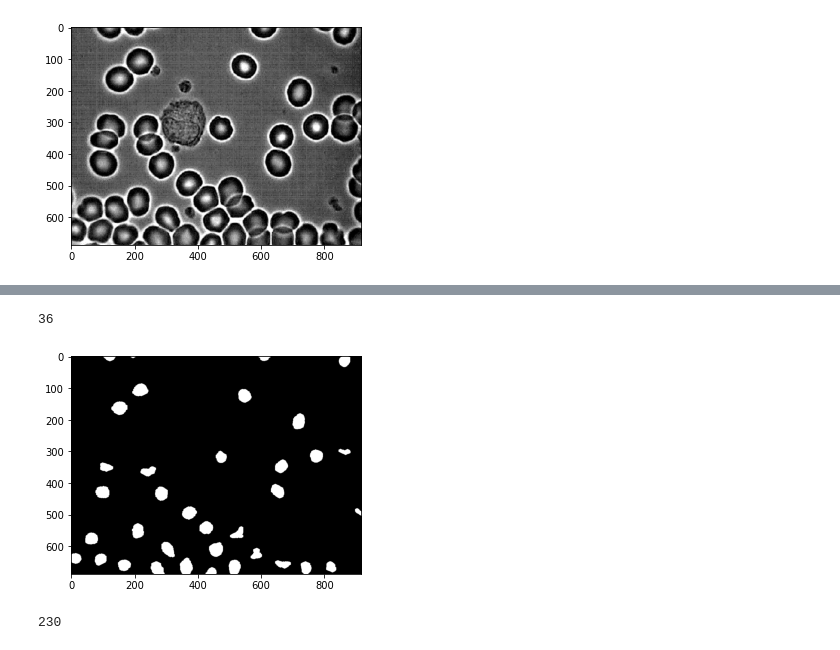
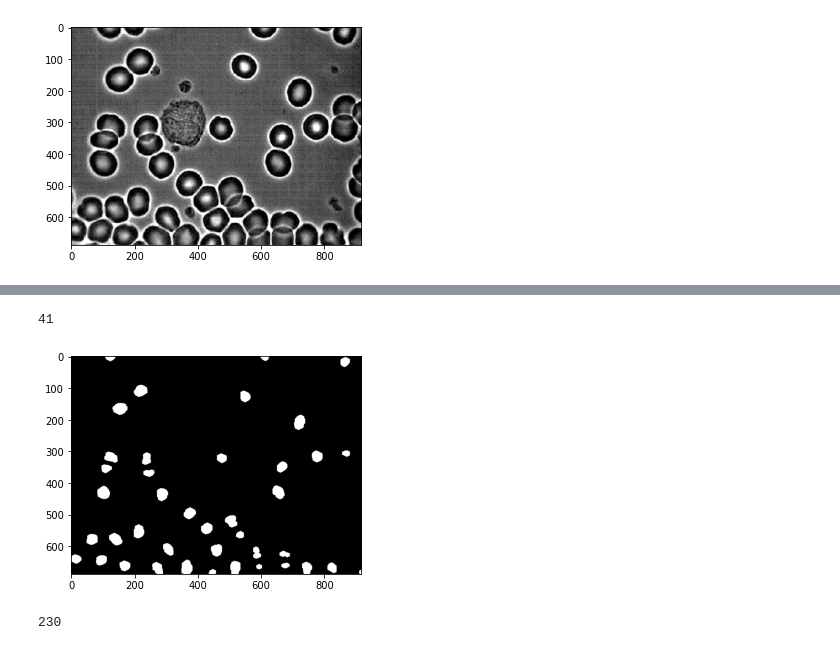
Before and after one commit to Tetrergeru/cv_project, a Jupyter notebook: cells.ipynb, the cells around one changed output, grey strips where cells are left out. Drawn from its saved outputs; the diff is of its cells as text; code cells hidden in the pictures.

```diff
--- a/cells.ipynb
+++ b/cells.ipynb
@@ -12,7 +12,8 @@ plt.imshow(img, cmap='gray')
 [figure]
 # %%
 blur = cv2.blur(img, (5, 5))
-binarised = cv2.threshold(img, 100.0, 255.0, cv2.THRESH_BINARY)[1]
+# binarised = cv2.threshold(img, 100.0, 255.0, cv2.THRESH_BINARY)[1]
+binarised = cv2.adaptiveThreshold(img, 255, cv2.ADAPTIVE_THRESH_GAUSSIAN_C, cv2.THRESH_BINARY, 101, 2)
 plt.imshow(binarised, cmap='gray')
 # %% [output]
 <matplotlib.image.AxesImage at 0x...>
@@ -23,28 +24,30 @@ kernel_5 = cv2.getStructuringElement(cv2.MORPH_ELLIPSE,(5,5))
 # %%
 denoised = binarised.copy()
 denoised = cv2.erode(denoised, kernel_5, iterations=1)
-denoised = cv2.dilate(denoised, kernel_5, iterations=1)
+denoised = cv2.erode(denoised, kernel_2, iterations=2)
+denoised = cv2.dilate(denoised, kernel_2, iterations=3)
 denoised = cv2.floodFill(denoised, np.zeros((denoised.shape[0] + 2, denoised.shape[1] + 2), np.uint8), (0, 0), 255.0)[1]
 
-denoised = cv2.dilate(denoised, kernel_5, iterations=2)
 # denoised = cv2.erode(denoised, kernel_5, iterations=4)
-# denoised = cv2.erode(denoised, kernel_2, iterations=1)
-denoised = cv2.floodFill(denoised, np.zeros((denoised.shape[0] + 2, denoised.shape[1] + 2), np.uint8), (0, 0), 50.0)[1]
+# denoised = cv2.dilate(denoised, kernel_5, iterations=2)
+# # denoised = cv2.erode(denoised, kernel_5, iterations=4)
+# # denoised = cv2.erode(denoised, kernel_2, iterations=1)
+denoised = cv2.floodFill(denoised, np.zeros((denoised.shape[0] + 2, denoised.shape[1] + 2), np.uint8), (0, 0), 00.0)[1]
 
-# denoised = cv2.erode(denoised, kernel_5, iterations=2)
-# denoised = cv2.dilate(denoised, kernel_5, iterations=2)
+denoised = cv2.erode(denoised, kernel_5, iterations=3)
+denoised = cv2.dilate(denoised, kernel_5, iterations=4)
 
-mask=cv2.inRange(denoised, 45, 55)
-denoised[mask>0] = 0
+# mask=cv2.inRange(denoised, 45, 55)
+# denoised[mask>0] = 0
 
 plt.imshow(denoised, cmap='gray')
 
 contours, _ = cv2.findContours(denoised, cv2.RETR_TREE, cv2.CHAIN_APPROX_SIMPLE)
 all_coins = len(contours)
 print(all_coins)
 # %% [output]
-36
+41
-[figure, old version]
+[figure, new version]
 # %%
 grad_kernel = cv2.getStructuringElement(cv2.MORPH_ELLIPSE,(5,5))
 
```
Also changed, not shown: parts of 1 cell of this notebook, 1 other file.
